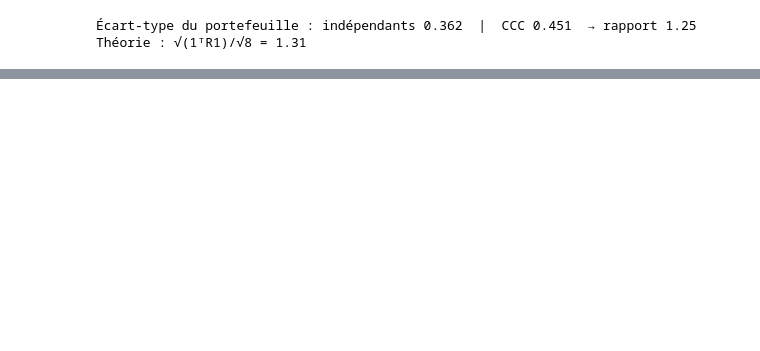
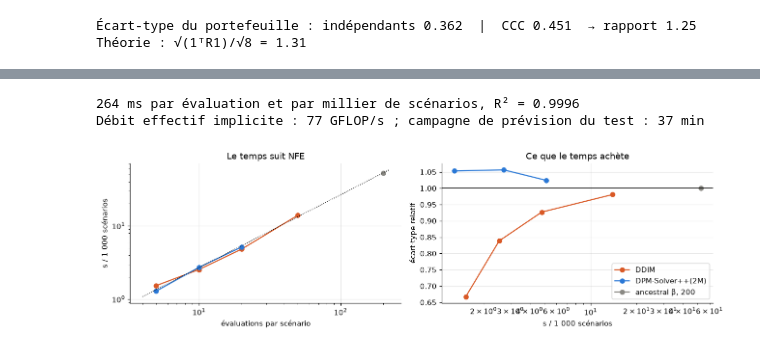
Before and after one commit to Ahmedbne/diffusion_volatilite, a Jupyter notebook: notebooks/diffusion_volatilite_A_a_Z.ipynb, the cells around one changed output, grey strips where cells are left out. Drawn from its saved outputs; the diff is of its cells as text; code cells hidden in the pictures; blank space fills up the shorter version.

```diff
--- a/notebooks/diffusion_volatilite_A_a_Z.ipynb
+++ b/notebooks/diffusion_volatilite_A_a_Z.ipynb
@@ -632,3 +666,25 @@ Volatilité réalisée : 4 / 9 significatifs, tous en faveur de la diffusion : T
 | FTSE100 | GARCH-t | 0.493 | -0.135 | -0.268 | -0.434 | -1.799 | 0.072 |
 |  | GJR-t | -0.091 | -0.875 | -0.351 | -0.958 | -1.719 | 0.086 |
 |  | FHS | 0.816 | 0.881 | -0.394 | -0.414 | -0.914 | 0.361 |
+# %%
+# Tableau des rencontres : 3 indices × 7 scores = 21 tests de Diebold-Mariano à 5 % par référence
+SCORES = ["crps1", "crps_avg", "crps_cum", "es", "tw1", "rv", "wcl"]
+rows, wins = [], []
+for b in ["HS", "EWMA-N", "GARCH-t", "GJR-t", "FHS"]:
+    w = l = n = 0
+    for _, r in dm[dm.baseline == b].iterrows():
+        for k in SCORES:
+            if r[f"p_{k}"] < .05:
+                w, l = w + (r[f"DM_{k}"] < 0), l + (r[f"DM_{k}"] > 0)
+                if r[f"DM_{k}"] < 0 and b in ("GARCH-t", "GJR-t", "FHS"):
+                    wins.append(f"{r['index']} · {b} · {k}")
+            else:
+                n += 1
+    rows.append((b, w, n, l))
+board = pd.DataFrame(rows, columns=["référence", "A meilleur (établi)", "non établi", "A moins bon (établi)"]).set_index("référence")
+print("Victoires établies contre GARCH-t, GJR-t, FHS :", wins)
+ft_ = ft.set_index(["index", "model"]).CRPS_RV
+for i in ["SP500", "STOXX50E", "FTSE100"]:
+    best = min(ft_[(i, m)] for m in ["HS", "EWMA-N", "GARCH-t", "GJR-t", "FHS"])
+    print(f"{i:9s} CRPS de la volatilité réalisée, A face à la meilleure référence : {100 * (ft_[(i, 'Diffusion')] / best - 1):+.1f} %")
+board
@@ -908,0 +1030,25 @@ attendus : un facteur trois, à marges identiques. **Les scores marginaux ne dis
+# %%
+# Temps chronométrés pendant l'étude (validation du panel I) : le temps est-il proportionnel à NFE ?
+sv = pd.read_csv(DATA / "panel_I" / "sampler_val.csv")
+fit = np.polyfit(sv.nfe, sv.sec_per_1000, 1)
+res = sv.sec_per_1000 - np.polyval(fit, sv.nfe)
+r2 = 1 - (res ** 2).sum() / ((sv.sec_per_1000 - sv.sec_per_1000.mean()) ** 2).sum()
+t20 = sv[(sv.sampler == "dpm2m") & (sv.nfe == 20)].sec_per_1000.iloc[0] / 1000
+print(f"{1000 * fit[0]:.0f} ms par évaluation et par millier de scénarios, R² = {r2:.4f}")
+print(f"Débit effectif implicite : {K.per_scenario('A') / t20 / 1e9:.0f} GFLOP/s ; "
+      f"campagne de prévision du test : {K.CAMPAIGNS['A_prev']['scenarios'] * t20 / 60:.0f} min")
+fig, ax = plt.subplots(1, 2, figsize=(12, 3.6))
+ref = sv[sv.sampler == "ddpm-large"].rel_sd.iloc[0]
+for s, lab, col in (("ddim", "DDIM", ORANGE), ("dpm2m", "DPM-Solver++(2M)", BLUE), ("ddpm-large", "ancestral β, 200", GREY)):
+    d = sv[sv.sampler == s]
+    ax[0].loglog(d.nfe, d.sec_per_1000, "o-", color=col, label=lab)
+    ax[1].semilogx(d.sec_per_1000, d.rel_sd / ref, "o-", color=col, label=lab)
+nn = np.array([4, 220]); ax[0].loglog(nn, np.polyval(fit, nn), ":", color="k", lw=1)
+ax[0].set(xlabel="évaluations par scénario", ylabel="s / 1 000 scénarios", title="Le temps suit NFE")
+ax[1].axhline(1, color="k", lw=1); ax[1].set(xlabel="s / 1 000 scénarios", ylabel="écart-type relatif",
+                                              title="Ce que le temps achète"); ax[1].legend()
+plt.tight_layout(); plt.show()
+# %% [output]
+264 ms par évaluation et par millier de scénarios, R² = 0.9996
+Débit effectif implicite : 77 GFLOP/s ; campagne de prévision du test : 37 min
+[figure, added]
```
Also changed, not shown: parts of 21 cells of this notebook, 23 other files.
